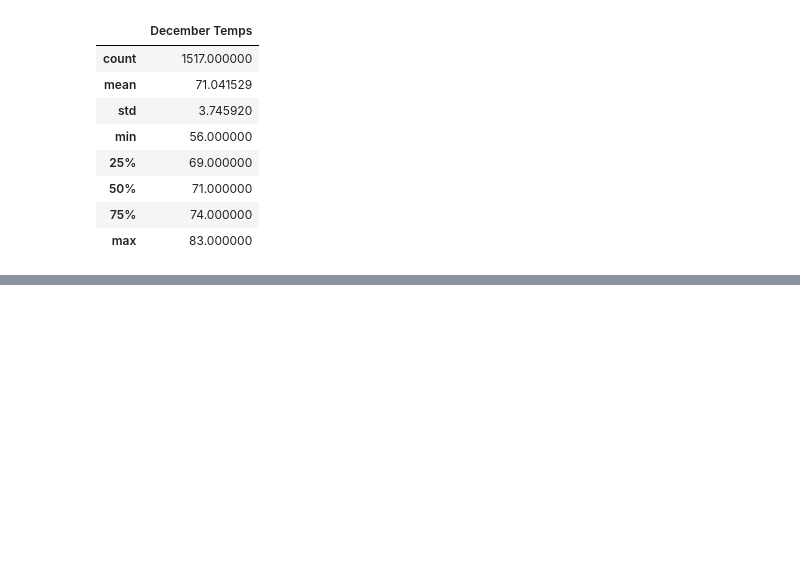
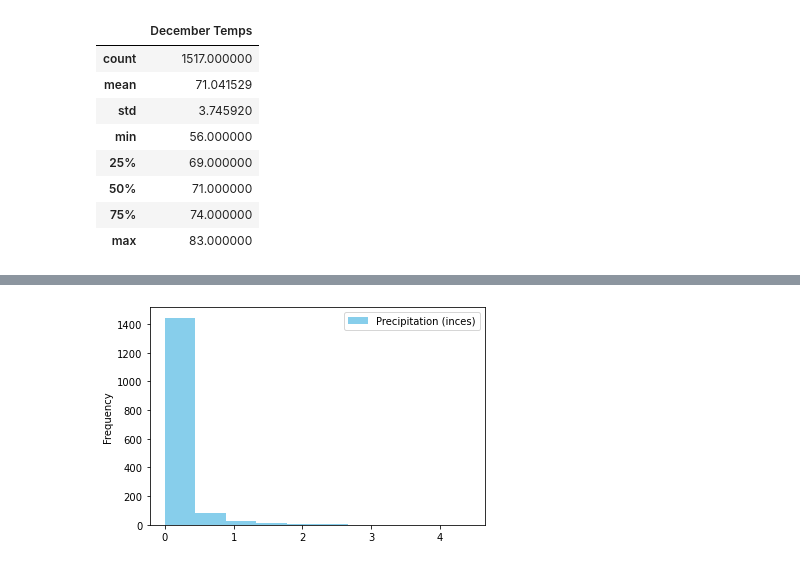
Before and after one commit to Maureen220/surfs_up, a Jupyter notebook: SurfsUp_Challenge.ipynb, the cells around one changed output, grey strips where cells are left out. Cells and saved outputs as stored; diff of their text form; code cells hidden in the pictures; blank space fills up the shorter version.

```diff
--- a/SurfsUp_Challenge.ipynb
+++ b/SurfsUp_Challenge.ipynb
@@ -101,0 +109,14 @@ dec_temps_df.describe()
+# %%
+#Pulling the precipitation for june and december with refacotred code.
+dec_prcp_results = session.query(Measurement.date, Measurement.prcp).\
+filter(func.strftime("%m", Measurement.date) == "12").\
+    order_by(Measurement.date.desc()).all()
+dec_prcp = list(dec_prcp_results)
+dec_prcp_df = pd.DataFrame(dec_prcp, columns=["Date", "Precipitation (inces)"])
+
+
+june_prcp_results = session.query(Measurement.date, Measurement.prcp).\
+filter(func.strftime("%m", Measurement.date) == "06").\
+    order_by(Measurement.date.desc()).all()
+june_prcp = list(june_prcp_results)
+june_prcp_df = pd.DataFrame(june_prcp, columns=["Date", "Precipitation (inces)"])
@@ -101,0 +147,5 @@ dec_temps_df.describe()
+# %%
+june_prcp_df.plot.hist(color="skyblue")
+plt.savefig("Resources/june_prcp.png", facecolor="w")
+# %% [output]
+[figure, added]
```
Also changed, not shown: parts of 6 cells of this notebook, 7 other files.
